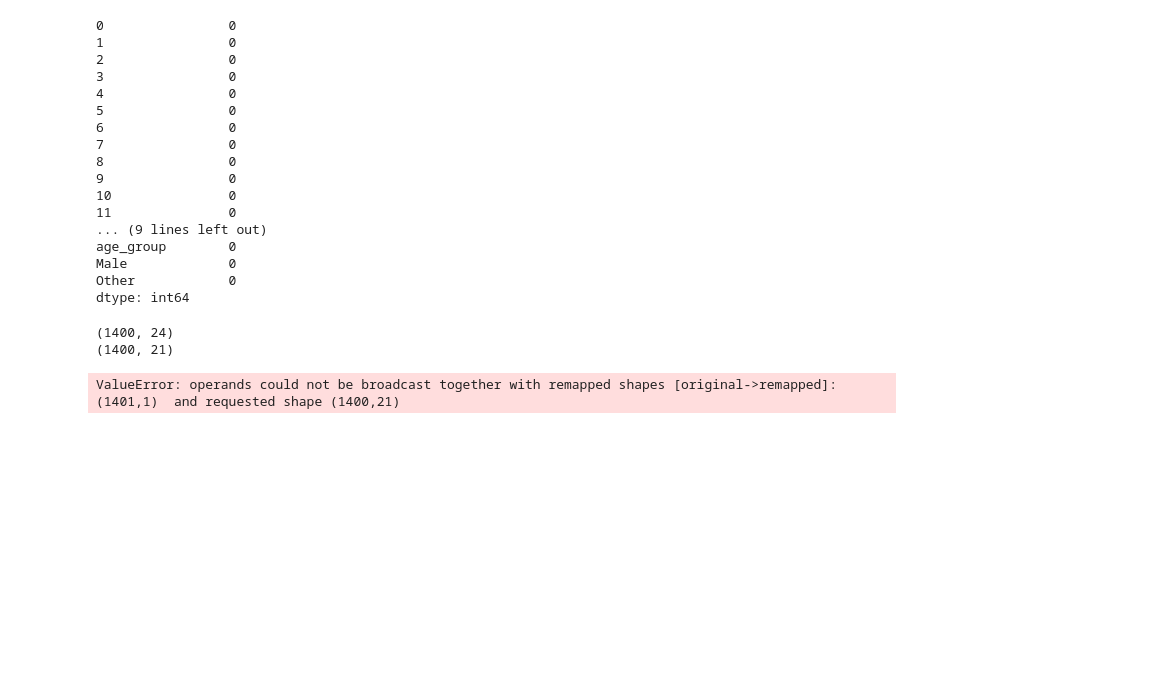
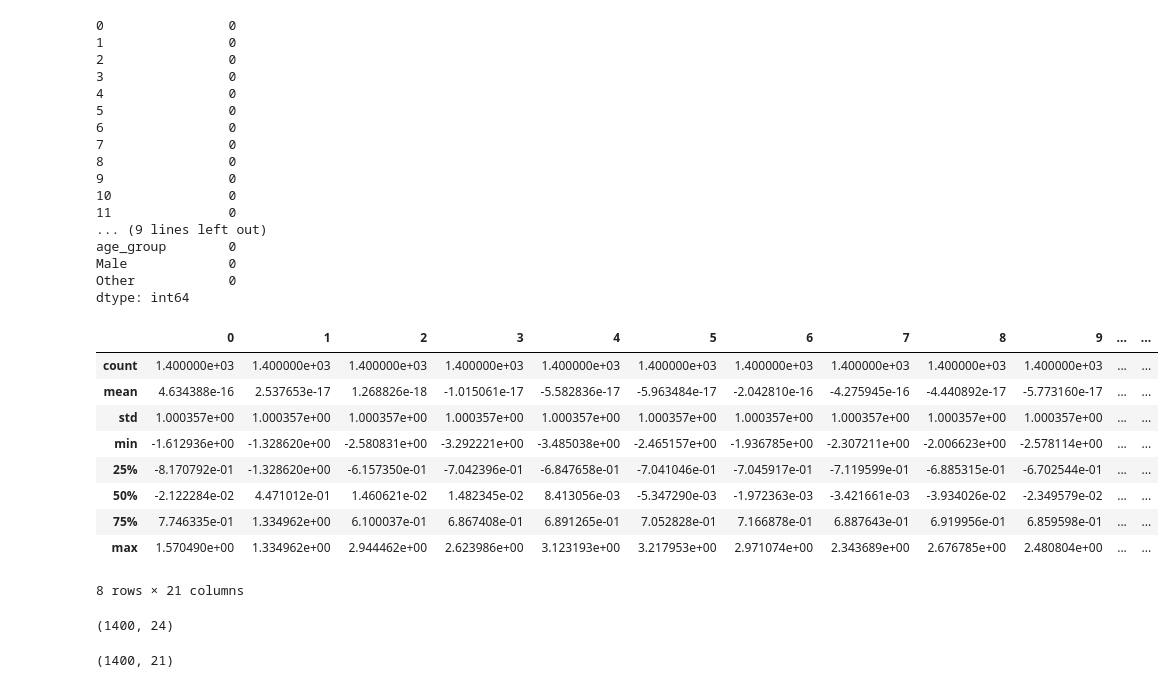
Before and after one commit to wen24-collab/MODEL-MACHINE-LEARNING-CLASSIFIICATION-KELULUSAN-SISWA, a Jupyter notebook: prediksi_branour.ipynb, the cells around one changed output. Saved outputs shown, nothing was run; the diff lists cells and outputs as text; code cells hidden in the pictures; blank space fills up the shorter version.

```diff
--- a/prediksi_branour.ipynb
+++ b/prediksi_branour.ipynb
@@ -904,6 +934,9 @@ print(df_numerik_skw)
 1399  0.199189  1.144853  0.640166
 
 [1400 rows x 3 columns]
+# %%
+df_scaling = df_scaling.reset_index(drop=True)
+df_numerik_skw = df_numerik_skw.reset_index(drop=True)
 # %%
 x_latih_final_numerik = pd.concat([df_scaling, df_numerik_skw], axis=1)
 print(x_latih_final_numerik)
@@ -987,26 +1026,22 @@ x_latih_handling_outliers = x_latih_final_data.select_dtypes(include=['float64',
-# %%
-print(x_latih_final_data.shape)
-print(x_latih_handling_outliers.shape)
-# %% [output]
-(1400, 24)
-(1400, 21)
-# %%
-#outliers handling menggunakan caliping
-
-kolom_data = list(range(21))
-
-for i in kolom_data:
-    col = x_latih_handling_outliers
-    Q1 = col[i].quantile(0.25)
-    Q3 = col[i].quantile(0.75)
-
-    IQR = Q3 - Q1
-
-    lower_data = Q1 - 1.5 * IQR
-    upper_data = Q3 + 1.5 * IQR
-
-    clip = x_latih_handling_outliers[i] = col.clip(lower_data, upper_data, axis=0)
-
-print("clipping berhasil✅")
-# %% [output]
-ValueError: operands could not be broadcast together with remapped shapes [original->remapped]: (1401,1)  and requested shape (1400,21)
+# %%
+x_latih_final_data.describe()
+# %% [output]
+|  | 0 | 1 | 2 | 3 | 4 | 5 | 6 | 7 | 8 | 9 | ... | ... |
+| count | 1.400000e+03 | 1.400000e+03 | 1.400000e+03 | 1.400000e+03 | 1.400000e+03 | 1.400000e+03 | 1.400000e+03 | 1.400000e+03 | 1.400000e+03 | 1.400000e+03 | ... | ... |
+| mean | 4.634388e-16 | 2.537653e-17 | 1.268826e-18 | -1.015061e-17 | -5.582836e-17 | -5.963484e-17 | -2.042810e-16 | -4.275945e-16 | -4.440892e-17 | -5.773160e-17 | ... | ... |
+| std | 1.000357e+00 | 1.000357e+00 | 1.000357e+00 | 1.000357e+00 | 1.000357e+00 | 1.000357e+00 | 1.000357e+00 | 1.000357e+00 | 1.000357e+00 | 1.000357e+00 | ... | ... |
+| min | -1.612936e+00 | -1.328620e+00 | -2.580831e+00 | -3.292221e+00 | -3.485038e+00 | -2.465157e+00 | -1.936785e+00 | -2.307211e+00 | -2.006623e+00 | -2.578114e+00 | ... | ... |
+| 25% | -8.170792e-01 | -1.328620e+00 | -6.157350e-01 | -7.042396e-01 | -6.847658e-01 | -7.041046e-01 | -7.045917e-01 | -7.119599e-01 | -6.885315e-01 | -6.702544e-01 | ... | ... |
+| 50% | -2.122284e-02 | 4.471012e-01 | 1.460621e-02 | 1.482345e-02 | 8.413056e-03 | -5.347290e-03 | -1.972363e-03 | -3.421661e-03 | -3.934026e-02 | -2.349579e-02 | ... | ... |
+| 75% | 7.746335e-01 | 1.334962e+00 | 6.100037e-01 | 6.867408e-01 | 6.891265e-01 | 7.052828e-01 | 7.166878e-01 | 6.887643e-01 | 6.919956e-01 | 6.859598e-01 | ... | ... |
+| max | 1.570490e+00 | 1.334962e+00 | 2.944462e+00 | 2.623986e+00 | 3.123193e+00 | 3.217953e+00 | 2.971074e+00 | 2.343689e+00 | 2.676785e+00 | 2.480804e+00 | ... | ... |
+8 rows × 21 columns
+# %%
+x_latih_final_data.shape
+# %% [output]
+(1400, 24)
+# %%
+handling_outliers = x_latih_final_data.select_dtypes(include=['float64', 'int64'])
+handling_outliers.shape
+# %% [output]
+(1400, 21)
```
Also changed, not shown: parts of 8 cells of this notebook, 1 other file.
